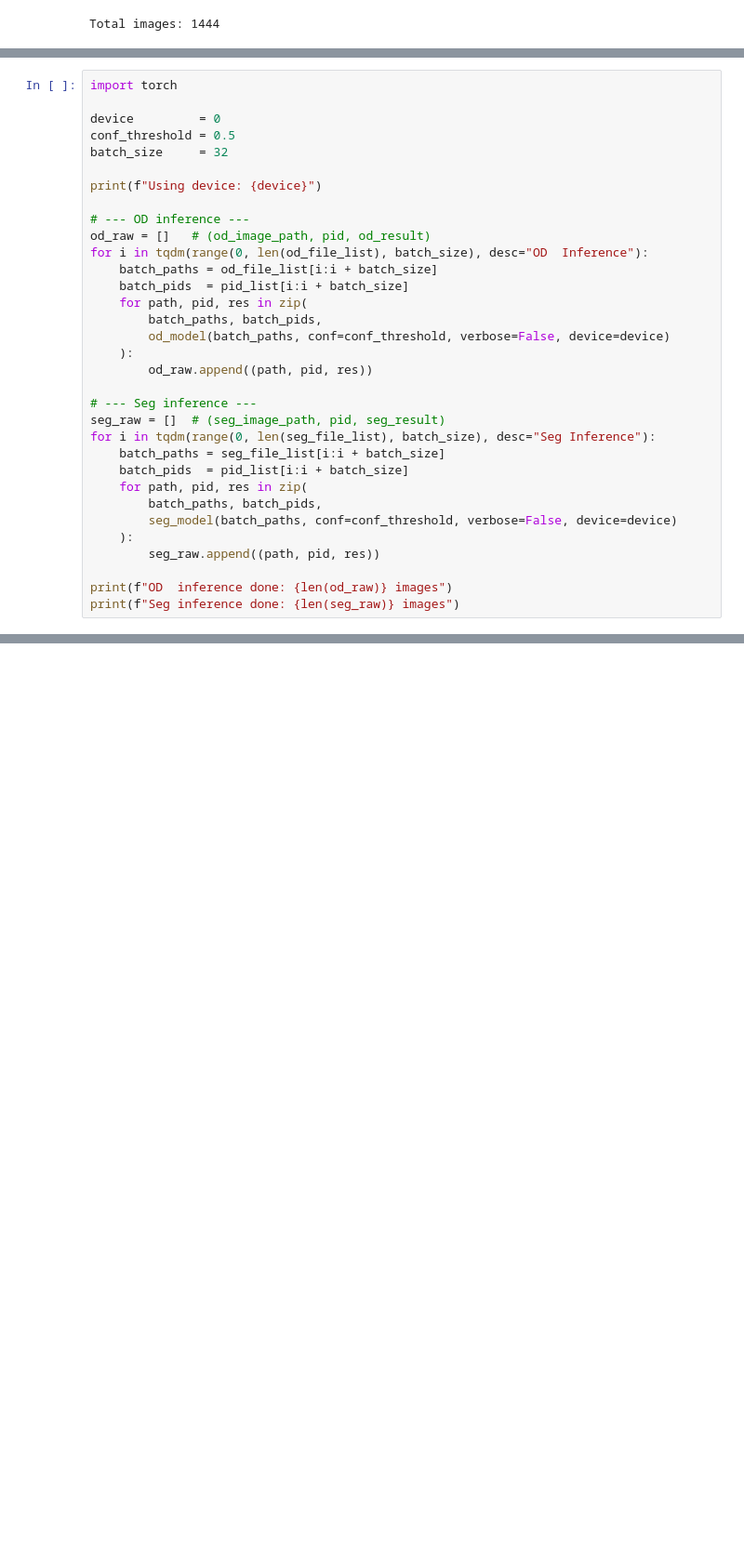
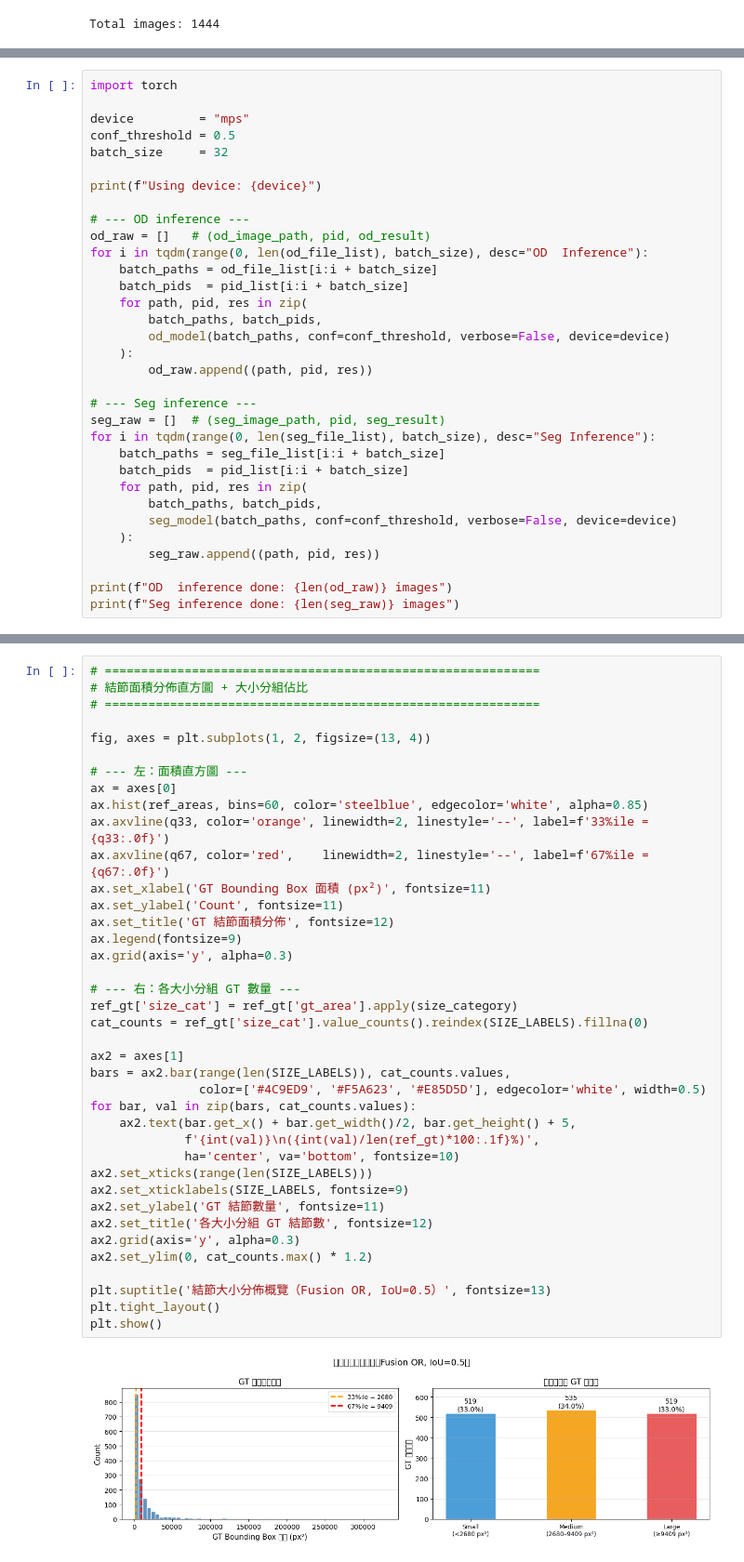
Before and after one commit to fenofista/thyroid, a Jupyter notebook: yolo_code_od/testing_ensemble.ipynb, the cells around one changed output, grey strips where cells are left out. Shown at 93% size. Saved outputs shown, nothing was run; the diff lists cells and outputs as text; blank space fills up the shorter version.

```diff
--- a/yolo_code_od/testing_ensemble.ipynb
+++ b/yolo_code_od/testing_ensemble.ipynb
@@ -346,7 +359,7 @@ Total images: 1444
 # %%
 import torch
 
-device         = 0
+device         = "mps"
 conf_threshold = 0.5
 batch_size     = 32
 
@@ -667,0 +727,41 @@ visualize_ensemble_samples(
+# %%
+# ============================================================
+# 結節面積分佈直方圖 + 大小分組佔比
+# ============================================================
+
+fig, axes = plt.subplots(1, 2, figsize=(13, 4))
+
+# --- 左：面積直方圖 ---
+ax = axes[0]
+ax.hist(ref_areas, bins=60, color='steelblue', edgecolor='white', alpha=0.85)
+ax.axvline(q33, color='orange', linewidth=2, linestyle='--', label=f'33%ile = {q33:.0f}')
+ax.axvline(q67, color='red',    linewidth=2, linestyle='--', label=f'67%ile = {q67:.0f}')
+ax.set_xlabel('GT Bounding Box 面積 (px²)', fontsize=11)
+ax.set_ylabel('Count', fontsize=11)
+ax.set_title('GT 結節面積分佈', fontsize=12)
+ax.legend(fontsize=9)
+ax.grid(axis='y', alpha=0.3)
+
+# --- 右：各大小分組 GT 數量 ---
+ref_gt['size_cat'] = ref_gt['gt_area'].apply(size_category)
+cat_counts = ref_gt['size_cat'].value_counts().reindex(SIZE_LABELS).fillna(0)
+
+ax2 = axes[1]
+bars = ax2.bar(range(len(SIZE_LABELS)), cat_counts.values,
+               color=['#4C9ED9', '#F5A623', '#E85D5D'], edgecolor='white', width=0.5)
+for bar, val in zip(bars, cat_counts.values):
+    ax2.text(bar.get_x() + bar.get_width()/2, bar.get_height() + 5,
+             f'{int(val)}\n({int(val)/len(ref_gt)*100:.1f}%)',
+             ha='center', va='bottom', fontsize=10)
+ax2.set_xticks(range(len(SIZE_LABELS)))
+ax2.set_xticklabels(SIZE_LABELS, fontsize=9)
+ax2.set_ylabel('GT 結節數量', fontsize=11)
+ax2.set_title('各大小分組 GT 結節數', fontsize=12)
+ax2.grid(axis='y', alpha=0.3)
+ax2.set_ylim(0, cat_counts.max() * 1.2)
+
+plt.suptitle('結節大小分佈概覽（Fusion OR, IoU=0.5）', fontsize=13)
+plt.tight_layout()
+plt.show()
+# %% [output]
+[figure, added]
```
Also changed, not shown: parts of 14 cells of this notebook, 2 other files.
